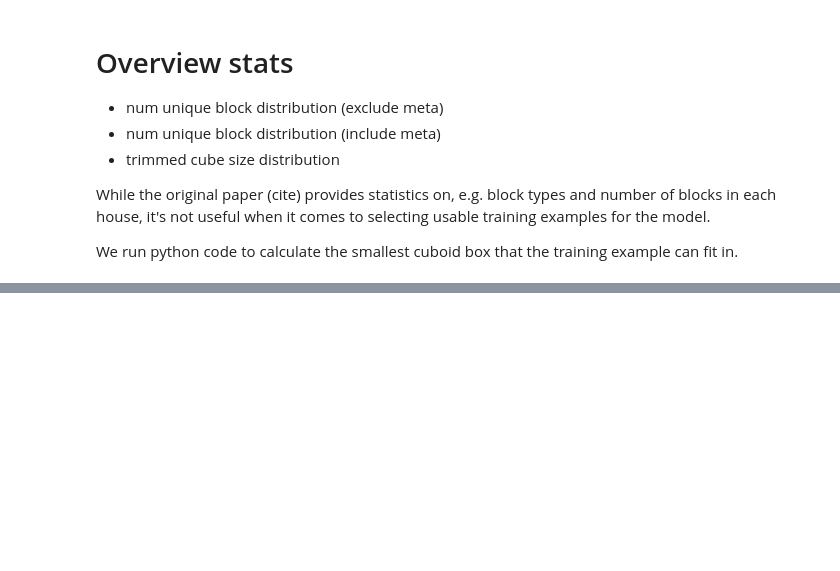
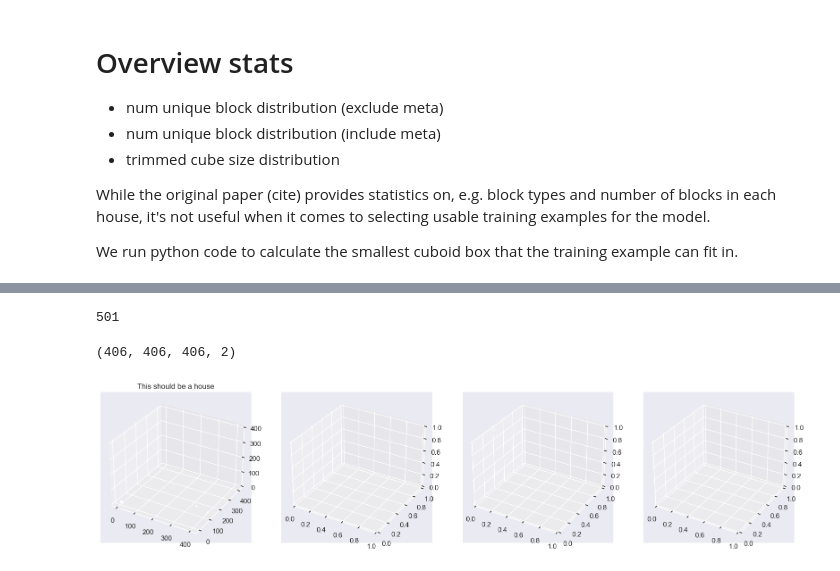
Before and after one commit to chaosarium/3D-GANCA, a Jupyter notebook: dataset/training-visualize.ipynb, the cells around one changed output, grey strips where cells are left out. Drawn from its saved outputs; the diff is of its cells as text; code cells hidden in the pictures; blank space fills up the shorter version.

```diff
--- a/dataset/training-visualize.ipynb
+++ b/dataset/training-visualize.ipynb
@@ -171,10 +170,14 @@ visualise_world(house)
 # %%
 # load all houses
 
-example_houses = []
-
+example_houses_df = pd.DataFrame()
 for dir in tqdm(HOUSES_DIRS):
     try:
-        example_houses += [pad_world(trim_world_empty(rearrange_sample(np.load(dir + "/schematic.npy"))))]
+        example_houses_df = example_houses_df.append({
+            'world': pad_world(trim_world_empty(rearrange_sample(np.load(DATA_DIR + "/" + dir + "/schematic.npy")))),
+            'dir': dir
+        }, ignore_index=True)
     except:
         print(dir)
+
+print('loaded', len(example_houses_df), 'houses')
@@ -181 +186,9 @@ for dir in tqdm(HOUSES_DIRS):
+# %%
+import seaborn as sns
+import pandas as pd
+sns.set_theme()
+tqdm.pandas()
+sns.set_style("dark")
+import time
+import timeout_decorator
 # %%
@@ -215,0 +312,10 @@ plt.show()
+# %%
+err_id = example_houses['dir'][example_houses['dir'] == 'workdir.2018-08-25-01:51:28.ip-172-31-9-19'].index.tolist()[0]
+err_id
+# %% [output]
+501
+# %%
+err_world = example_houses.loc[err_id]['world']
+err_world.shape
+# %% [output]
+(406, 406, 406, 2)
@@ -215,0 +346,4 @@ plt.show()
+# %%
+visualise_world(err_world)
+# %% [output]
+[figure, added]
```
Also changed, not shown: parts of 32 cells of this notebook.
